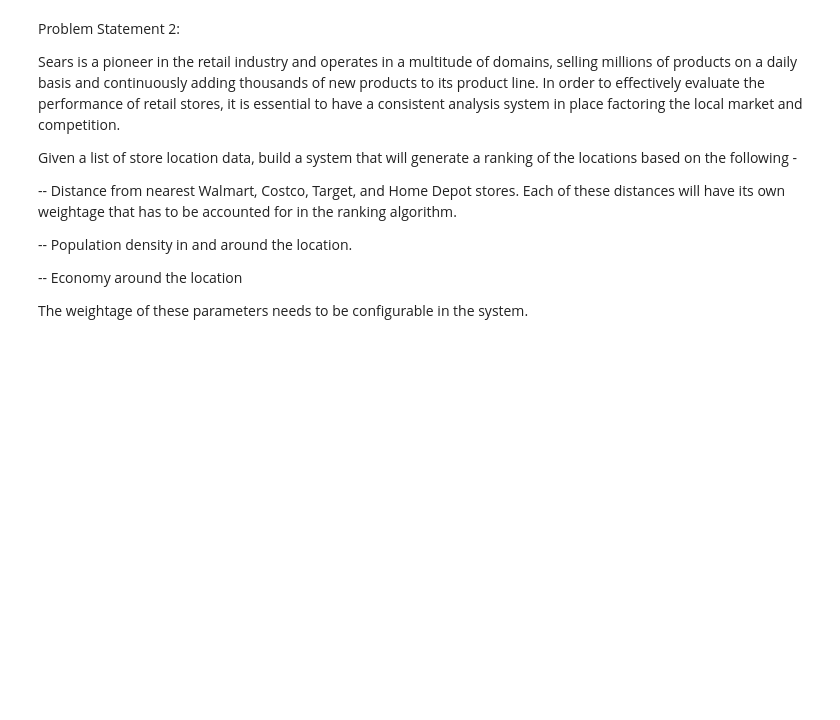
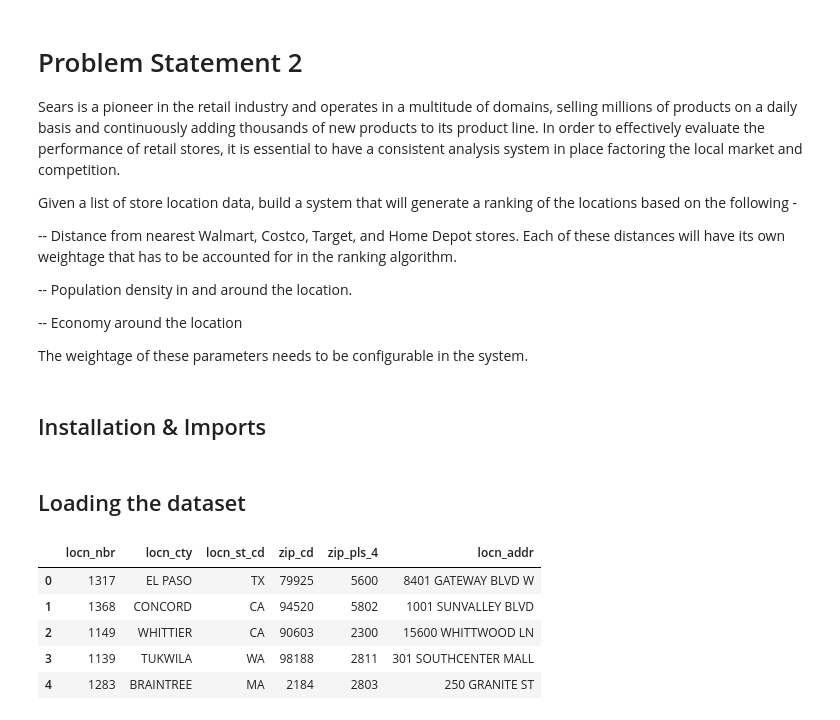
Before and after one commit to Pushpit07/Tech-Rush_AI-Ranking, a Jupyter notebook: Tech_Rush.ipynb, the cells around one changed output. Drawn from its saved outputs; the diff is of its cells as text; code cells hidden in the pictures; blank space fills up the shorter version.

```diff
--- a/Tech_Rush.ipynb
+++ b/Tech_Rush.ipynb
@@ -1,7 +1,7 @@
 # %% [markdown]
 <a href="https://colab.research.google.com/github/Pushpit07/Tech-Rush_AI-Ranking/blob/main/Tech_Rush.ipynb" target="_parent"><img src="https://colab.research.google.com/assets/colab-badge.svg" alt="Open In Colab"/></a>
 # %% [markdown]
-Problem Statement 2:
+# Problem Statement 2
 
 Sears is a pioneer in the retail industry and operates in a multitude of domains, selling millions of products on a daily basis and continuously adding thousands of new products to its product line.
 In order to effectively evaluate the performance of retail stores, it is essential to have a consistent analysis system in place factoring the local market and competition.
@@ -15,3 +15,5 @@ Given a list of store location data, build a system that will generate a ranking
    -- Economy around the location
 
 The weightage of these parameters needs to be configurable in the system.
+# %% [markdown]
+## Installation & Imports
@@ -17,0 +35,15 @@ The weightage of these parameters needs to be configurable in the system.
+# %% [markdown]
+## Loading the dataset
+# %%
+# Load store location data
+data = pd.read_csv("https://raw.githubusercontent.com/Pushpit07/Tech-Rush_AI-Ranking/main/locn_data.csv")
+
+df = data[["locn_nbr", "locn_cty", "locn_st_cd", "zip_cd", "zip_pls_4", "locn_addr"]]
+df.head()
+# %% [output]
+|  | locn_nbr | locn_cty | locn_st_cd | zip_cd | zip_pls_4 | locn_addr |
+| 0 | 1317 | EL PASO | TX | 79925 | 5600 | 8401 GATEWAY BLVD W |
+| 1 | 1368 | CONCORD | CA | 94520 | 5802 | 1001 SUNVALLEY BLVD |
+| 2 | 1149 | WHITTIER | CA | 90603 | 2300 | 15600 WHITTWOOD LN |
+| 3 | 1139 | TUKWILA | WA | 98188 | 2811 | 301 SOUTHCENTER MALL |
+| 4 | 1283 | BRAINTREE | MA | 2184 | 2803 | 250 GRANITE ST |
```
Also changed, not shown: parts of 14 cells of this notebook.
